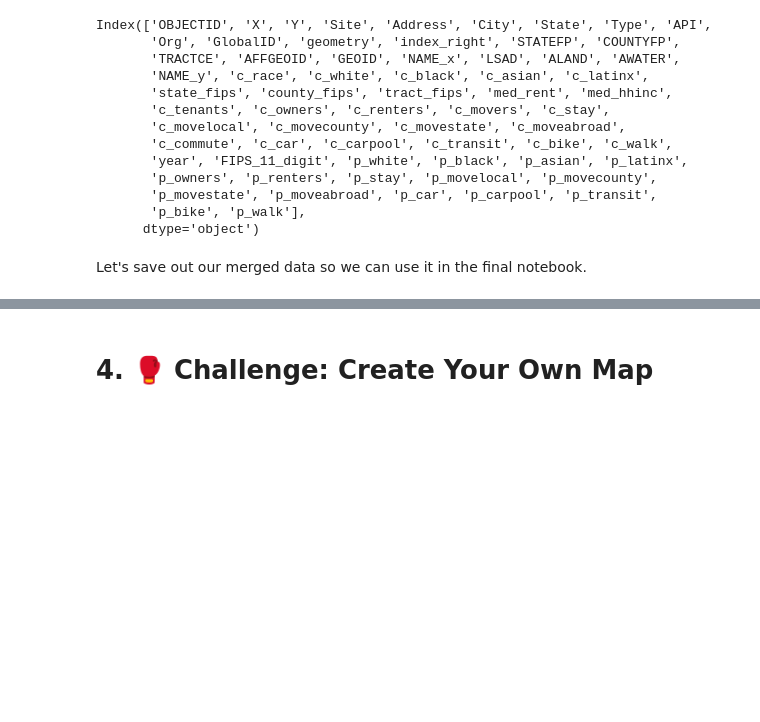
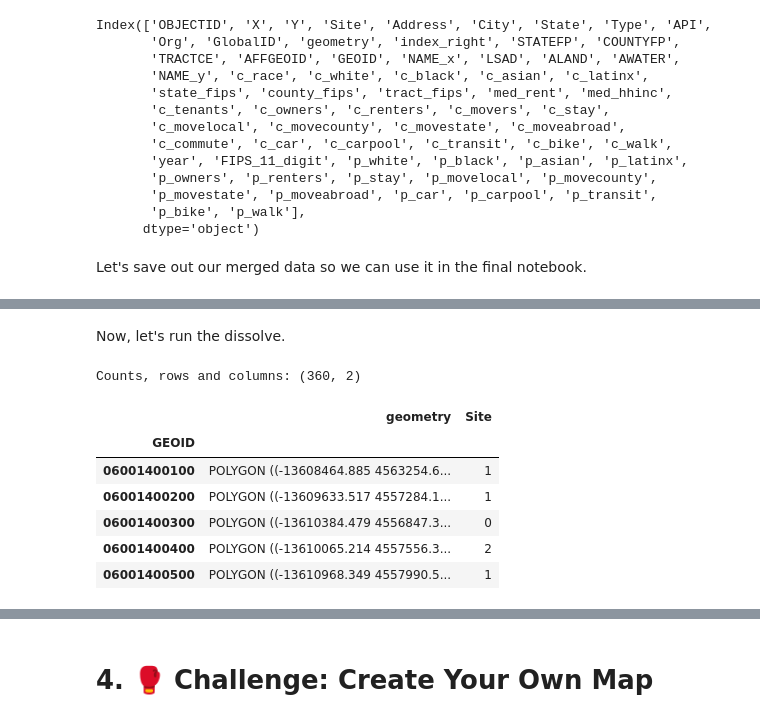
Before and after one commit to dlab-berkeley/Python-Geospatial-Fundamentals, a Jupyter notebook: lessons/2_Geoprocessing and Analysis.ipynb, the cells around one changed output, grey strips where cells are left out. Drawn from its saved outputs; the diff is of its cells as text; code cells hidden in the pictures; blank space fills up the shorter version.

```diff
--- a/lessons/2_Geoprocessing and Analysis.ipynb
+++ b/lessons/2_Geoprocessing and Analysis.ipynb
@@ -305,0 +378,16 @@ Now that we have all the
+# %% [markdown]
+Now, let's run the dissolve.
+# %%
+tracts_schoolcounts = tracts_joinschools[['GEOID', 'Site', 'geometry']].dissolve(by='GEOID', aggfunc='count')
+print(f"Counts, rows and columns: {tracts_schoolcounts.shape}")
+
+tracts_schoolcounts.head()
+# %% [output]
+Counts, rows and columns: (360, 2)
+|  | geometry | Site |
+| GEOID |  |  |
+| 06001400100 | POLYGON ((-13608464.885 4563254.6... | 1 |
+| 06001400200 | POLYGON ((-13609633.517 4557284.1... | 1 |
+| 06001400300 | POLYGON ((-13610384.479 4556847.3... | 0 |
+| 06001400400 | POLYGON ((-13610065.214 4557556.3... | 2 |
+| 06001400500 | POLYGON ((-13610968.349 4557990.5... | 1 |
```
Also changed, not shown: parts of 33 cells of this notebook, 8 other files.
